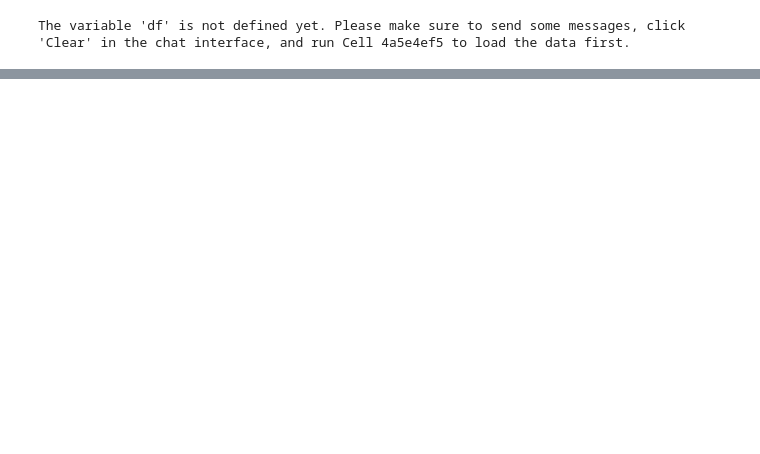
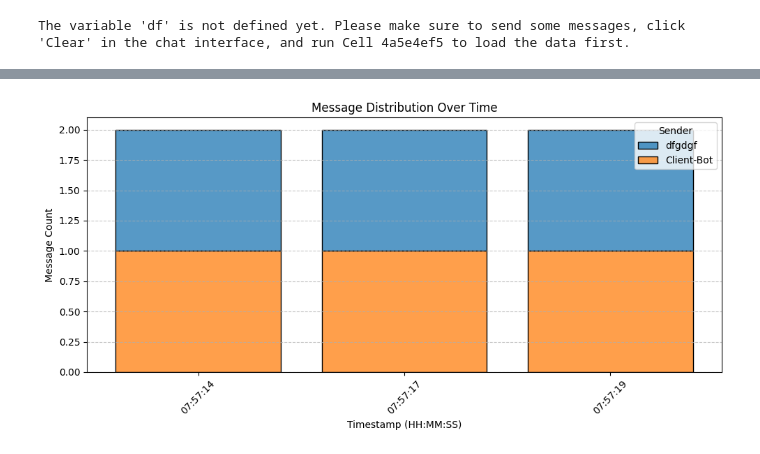
Before and after one commit to JacekDrzycimski/6tunnel, a Jupyter notebook: Comms_3_UI.ipynb, the cells around one changed output, grey strips where cells are left out. Saved outputs shown, nothing was run; the diff lists cells and outputs as text; code cells hidden in the pictures; blank space fills up the shorter version.

```diff
--- a/Comms_3_UI.ipynb
+++ b/Comms_3_UI.ipynb
@@ -186,3 +193,17 @@ else:
     print("The variable 'df' is not defined yet. Please make sure to send some messages, click 'Clear' in the chat interface, and run Cell 4a5e4ef5 to load the data first.")
 # %% [output]
 The variable 'df' is not defined yet. Please make sure to send some messages, click 'Clear' in the chat interface, and run Cell 4a5e4ef5 to load the data first.
+# %%
+if 'df' in globals() and not df.empty:
+    print("### General Descriptive Statistics ###")
+    display(df.describe(include='all'))
+
+    print("\n### Message Value Counts by Sender ###")
+    display(df['Sender'].value_counts())
+
+    # Calculate average message length
+    df['Message_Length'] = df['Message'].astype(str).apply(len)
+    print("\n### Average Message Character Length by Sender ###")
+    display(df.groupby('Sender')['Message_Length'].mean().reset_index())
+else:
+    print("The DataFrame 'df' is empty or not defined. Please interact with the chat client first!")
@@ -188,0 +227,26 @@ The variable 'df' is not defined yet. Please make sure to send some messages, cl
+# %%
+import pandas as pd
+import matplotlib.pyplot as plt
+import seaborn as sns
+
+if 'df' in globals() and not df.empty:
+    # Convert Timestamp column to datetime object for proper plotting
+    temp_df = df.copy()
+    temp_df['Timestamp_parsed'] = pd.to_datetime(temp_df['Timestamp'], format='%H:%M:%S').dt.time
+
+    # Sort by timestamp
+    temp_df = temp_df.sort_values(by='Timestamp')
+
+    plt.figure(figsize=(10, 5))
+    sns.histplot(data=temp_df, x='Timestamp', hue='Sender', multiple='stack', shrink=0.8)
+    plt.title('Message Distribution Over Time')
+    plt.xlabel('Timestamp (HH:MM:SS)')
+    plt.ylabel('Message Count')
+    plt.xticks(rotation=45)
+    plt.grid(axis='y', linestyle='--', alpha=0.7)
+    plt.tight_layout()
+    plt.show()
+else:
+    print("The DataFrame 'df' is empty or not defined. Please interact with the chat client first!")
+# %% [output]
+[figure, added]
```
Also changed, not shown: parts of 7 cells of this notebook.
